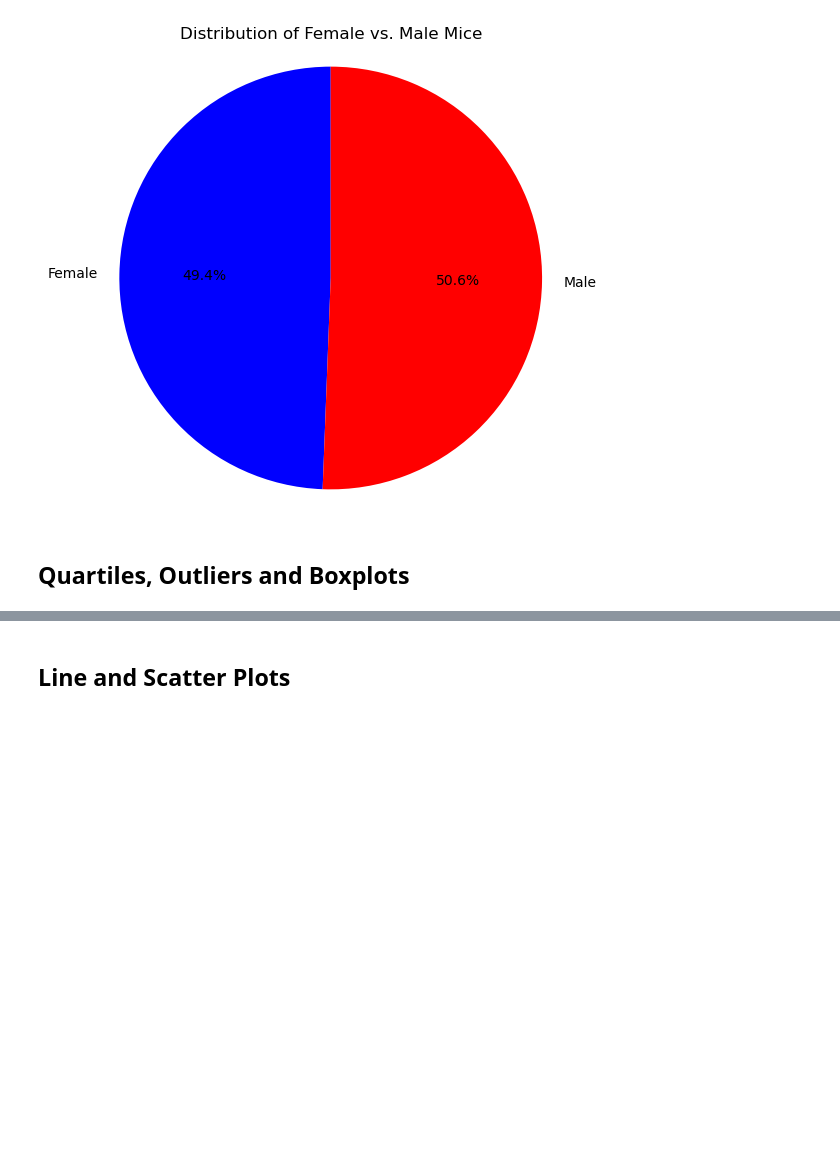
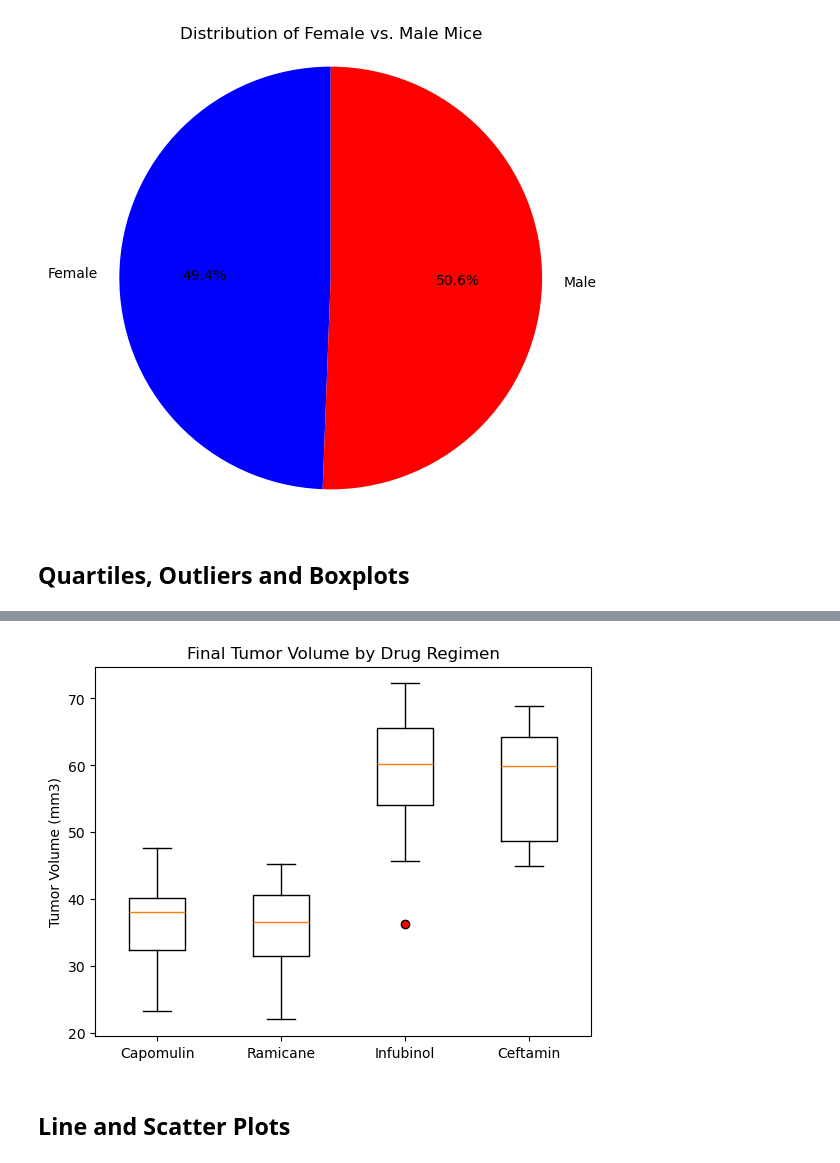
Before and after one commit to ArmsOfAlbert/module5, a Jupyter notebook: Pymaceuticals/pymaceuticals_starter.ipynb, the cells around one changed output, grey strips where cells are left out. Cells and saved outputs as stored; diff of their text form; code cells hidden in the pictures; blank space fills up the shorter version.

```diff
--- a/Pymaceuticals/pymaceuticals_starter.ipynb
+++ b/Pymaceuticals/pymaceuticals_starter.ipynb
@@ -234,21 +249,31 @@ print(last_entries)
 # %%
 # Put treatments into a list for for loop (and later for plot labels)
-
-
+treat =["Capomulin", "Ramicane", "Infubinol", "Ceftamin"]
 # Create empty list to fill with tumor vol data (for plotting)
+tumor_data =[]
+for drug in treat:
+    # Locate the rows which contain mice on each drug and get the tumor volumes
+    tumor_vol = last_entries[last_entries["Drug Regimen"] == drug]["Tumor Volume (mm3)"]
+    tumor_data.append(tumor_vol)
 
 
 # Calculate the IQR and quantitatively determine if there are any potential outliers.
+    quartiles = tumor_vol.quantile([0.25, 0.5, 0.75])
+    lowerq = quartiles[0.25]
+    upperq = quartiles[0.75]
+    iqr = upperq - lowerq
 
+    lower_bound = lowerq - (1.5 * iqr)
+    upper_bound = upperq + (1.5 * iqr)
 
-    # Locate the rows which contain mice on each drug and get the tumor volumes
-
-
-    # add subset
-
-
-    # Determine outliers using upper and lower bounds
+    outliers = tumor_vol[(tumor_vol < lower_bound) | (tumor_vol > upper_bound)]
 # %%
 # Generate a box plot that shows the distrubution of the tumor volume for each treatment group.
+plt.boxplot(tumor_data, labels=treat, flierprops=dict(markerfacecolor='red'))
+plt.title('Final Tumor Volume by Drug Regimen')
+plt.ylabel('Tumor Volume (mm3)')
+plt.show()
+# %% [output]
+[figure, added]
 # %% [markdown]
 ## Line and Scatter Plots
```
Also changed, not shown: parts of 9 cells of this notebook.
